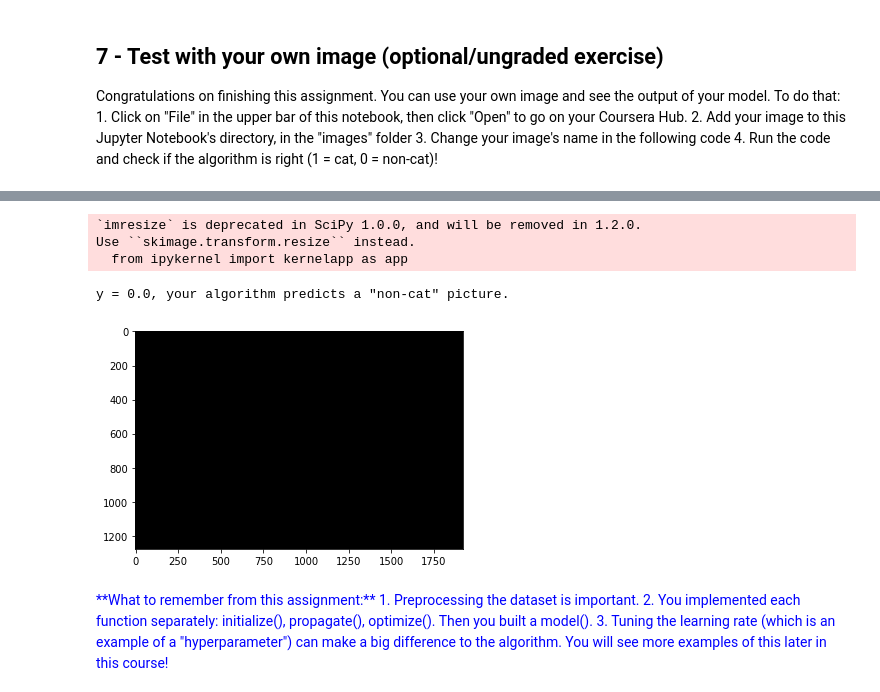
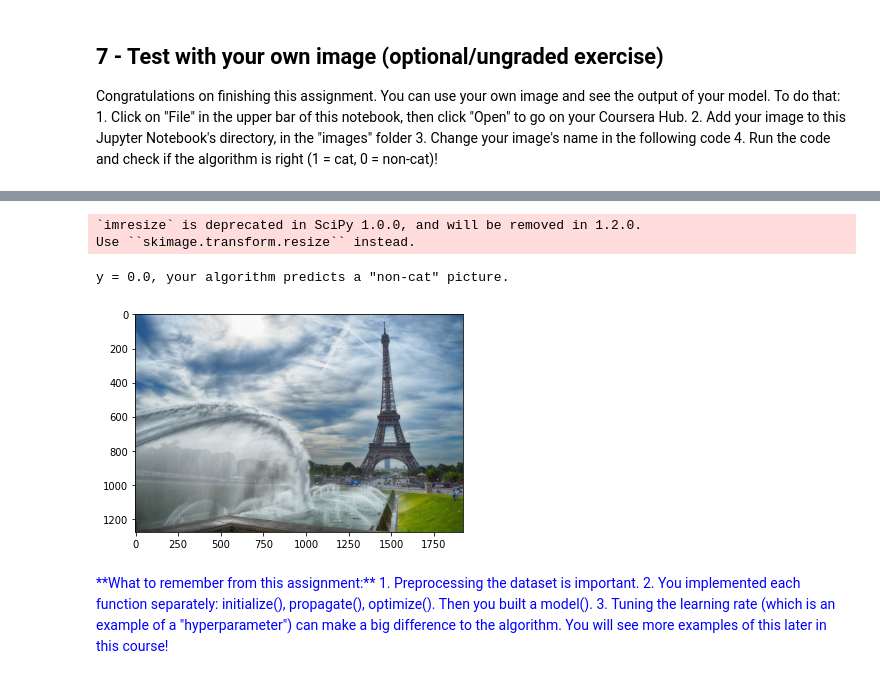
Before and after one commit to minakshi221283/LAB1, a Jupyter notebook: Logistic_Regression_with_a_Neural_Network_mindset.ipynb, the cells around one changed output, grey strips where cells are left out. Drawn from its saved outputs; the diff is of its cells as text; code cells hidden in the pictures.

```diff
--- a/Logistic_Regression_with_a_Neural_Network_mindset.ipynb
+++ b/Logistic_Regression_with_a_Neural_Network_mindset.ipynb
@@ -781,12 +781,14 @@ Congratulations on finishing this assignment. You can use your own image and see
 from scipy.misc.pilutil import imread
 import PIL
 from scipy.misc import toimage
+!pip install numpy Pillow scikit-image imageio matplotlib
+import numpy as np, skimage, imageio, matplotlib
 my_image = "my_image.jpg"   # change this to the name of your image file
 ## END CODE HERE ##
 
 # We preprocess the image to fit your algorithm.
-fname = "images/" + my_image
-#image = np.array(ndimage.imread(fname, flatten=False))
+fname =  my_image
+image = np.array(imageio.imread(fname))
 image = image/255.
 my_image = scipy.misc.imresize(image, size=(num_px,num_px)).reshape((1, num_px*num_px*3)).T
 my_predicted_image = predict(d["w"], d["b"], my_image)
@@ -800,8 +816,7 @@ Requirement already satisfied: numpy>=1.8.2 in /usr/local/lib/python3.6/dist-pac
 `imresize` is deprecated in SciPy 1.0.0, and will be removed in 1.2.0.
 Use ``skimage.transform.resize`` instead.
-  from ipykernel import kernelapp as app
 y = 0.0, your algorithm predicts a "non-cat" picture.
-[figure, old version]
+[figure, new version]
 # %% [markdown]
 <font color='blue'>
 **What to remember from this assignment:**
```
Also changed, not shown: parts of 1 cell of this notebook.
